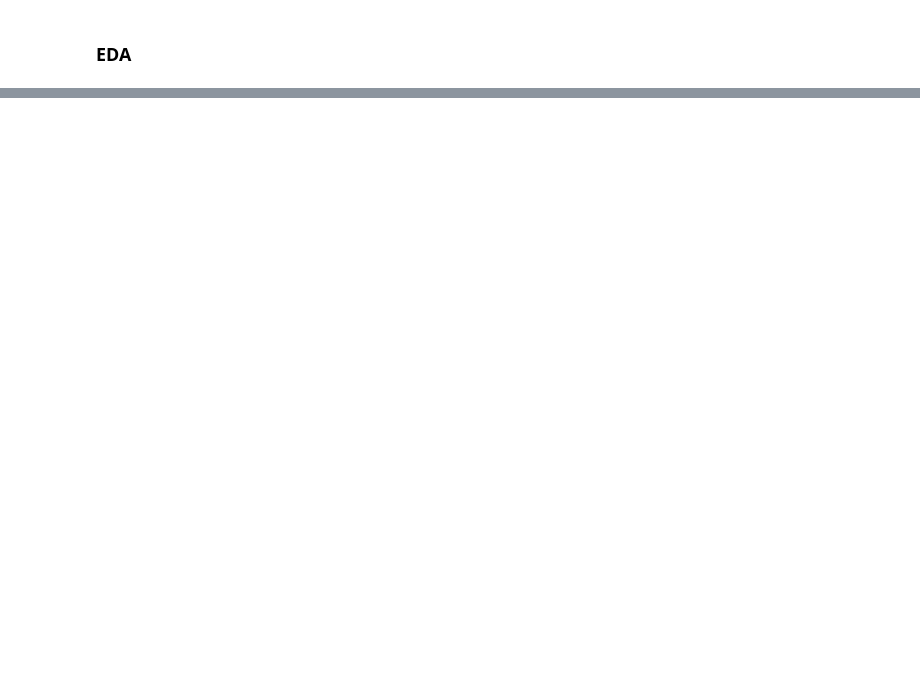
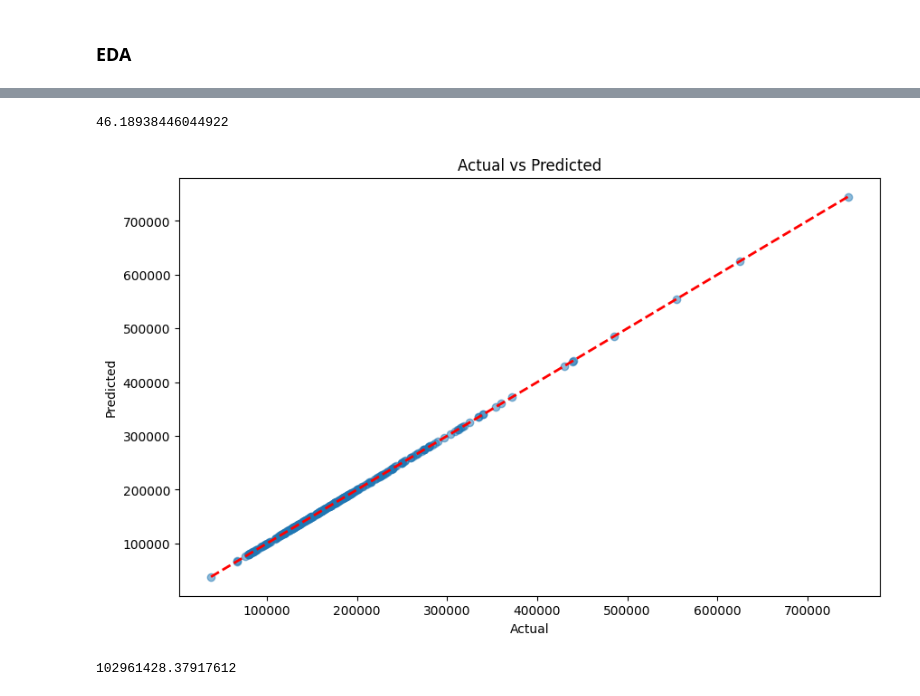
Before and after one commit to zedef99/01_house-prices-advanced-regression-techniques, a Jupyter notebook: hpr.ipynb, the cells around one changed output, grey strips where cells are left out. Drawn from its saved outputs; the diff is of its cells as text; code cells hidden in the pictures; blank space fills up the shorter version.

```diff
--- a/hpr.ipynb
+++ b/hpr.ipynb
@@ -209,0 +252,3 @@ plt.show()
+# %%
+training=new_df[0:len(train)]
+training.shape
@@ -209,0 +271,7 @@ plt.show()
+# %%
+X=training.drop(columns='SalePrice')
+y=training['SalePrice']
+X_train, X_test, Y_train, Y_test =train_test_split(X, y, test_size=0.2)
+Y_train=np.reshape(Y_train, (-1,1))
+Y_test=np.reshape(Y_test,(-1,1))
+X_train.shape, Y_train.shape
@@ -209,0 +280,5 @@ plt.show()
+# %%
+model_1=LinearRegression()
+model_1.fit(X, y)
+y_pred=model_1.predict(X_test)
+mean_squared_error(Y_test, y_pred)
@@ -209,0 +297,24 @@ plt.show()
+# %%
+model_2=XGBRegressor(n_estimators=1000, learning_rate=0.15)
+model_2.fit(X, y)
+y_pred=model_2.predict(X_test)
+mean_squared_error(Y_test, y_pred)
+# %% [output]
+46.18938446044922
+# %%
+plt.figure(figsize=(10, 6))
+plt.scatter(Y_test, y_pred, alpha=0.5)
+plt.plot([Y_test.min(), Y_test.max()], [Y_test.min(), Y_test.max()], 'r--', lw=2)
+plt.xlabel('Actual')
+plt.ylabel('Predicted')
+plt.title('Actual vs Predicted')
+plt.show()
+# %% [output]
+[figure, added]
+# %%
+model_3=RandomForestRegressor(n_estimators=1000)
+model_3.fit(X, y)
+y_pred=model_3.predict(X_test)
+mean_squared_error(Y_test, y_pred)
+# %% [output]
+102961428.37917612
```
Also changed, not shown: parts of 54 cells of this notebook, 1 other file.
